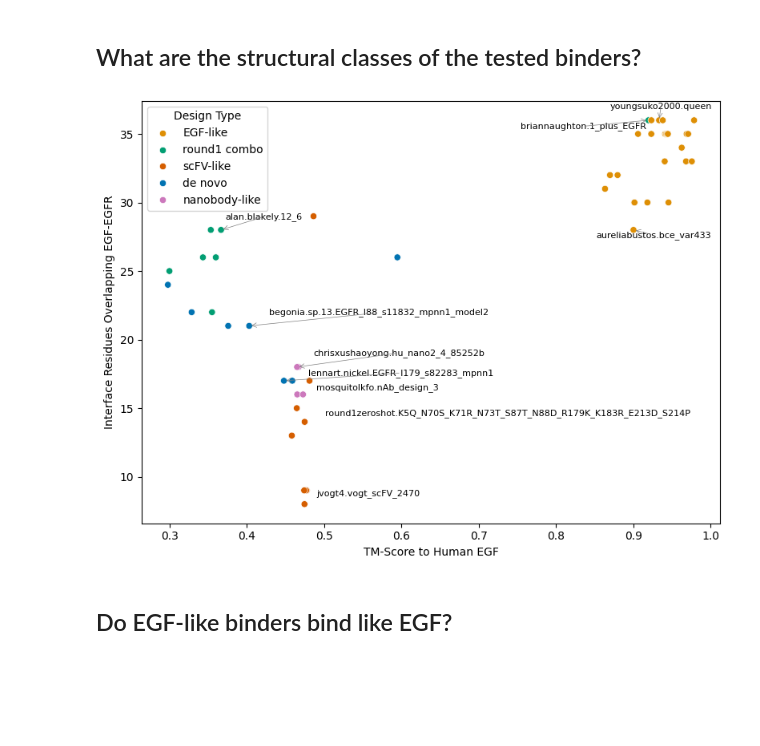
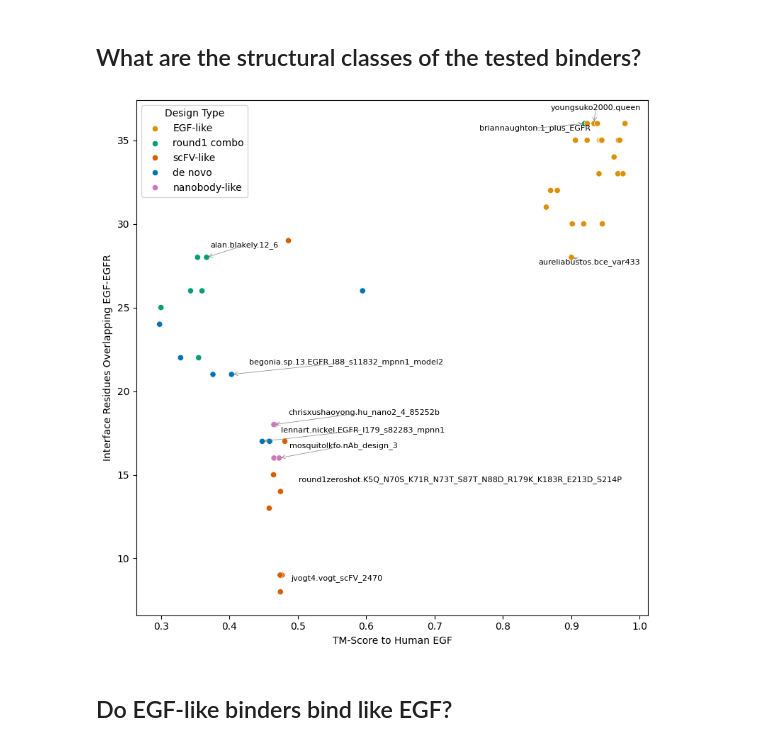
Before and after one commit to hoyinchu/egfr_competition_analysis, a Jupyter notebook: EGFR_neutralisation_analysis.ipynb, the cells around one changed output. Cells and saved outputs as stored; diff of their text form; code cells hidden in the pictures; blank space fills up the shorter version.

Commit message:
updated figures for dimension

```diff
--- a/EGFR_neutralisation_analysis.ipynb
+++ b/EGFR_neutralisation_analysis.ipynb
@@ -162,7 +162,7 @@ plot_df_label_subset = (
 )
 
 # Plot
-plt.figure(figsize=(8, 6))
+plt.figure(figsize=(8, 8))
 sns.scatterplot(data=plot_df, x="EGF_tm_score", y="EGF_interface_intersection", hue="design_type",palette=DESIGN_TYPE_PALETTE)
 
 # Label selected points
@@ -173,34 +173,34 @@ for i, row in plot_df_label_subset.iterrows():
             row["EGF_tm_score"],
             row["EGF_interface_intersection"],
             str(row["name"]),  # Label text
             fontsize=8,
             ha='left',  # align text to left
             va='bottom'  # align text to bottom
         )
     )
 
 # Adjust labels nicely
 adjust_text(
     texts,
     expand_text=(2.0, 2.0),
     expand_points=(2.0, 2.0),
     force_text=(0.8, 0.8),
     force_points=(0.8, 0.8),
     arrowprops=dict(arrowstyle="->", color='gray', lw=0.5),
     only_move={'points': 'y', 'text': 'y'}  # allow only vertical moves (very important!)
 )
 
 # Final touches
 plt.xlabel("TM-Score to Human EGF")
 #plt.ylabel("|Binder-EGFR Interaface Residues ∩ EGF-EGFR Interface Residues|")
 plt.ylabel("Interface Residues Overlapping EGF-EGFR")
 
 plt.legend(title="Design Type")
 plt.tight_layout()
 plt.savefig(os.path.join(PROJECT_DIR,"figures","binder_egf_tmscore_to_interface_overlap.pdf"),dpi=300)
 plt.show()
 # %% [output]
-[figure, old version]
+[figure, new version]
 # %% [markdown]
 ## Do EGF-like binders bind like EGF?
 # %%
```
Also changed, not shown: parts of 8 cells of this notebook, 15 other files.
